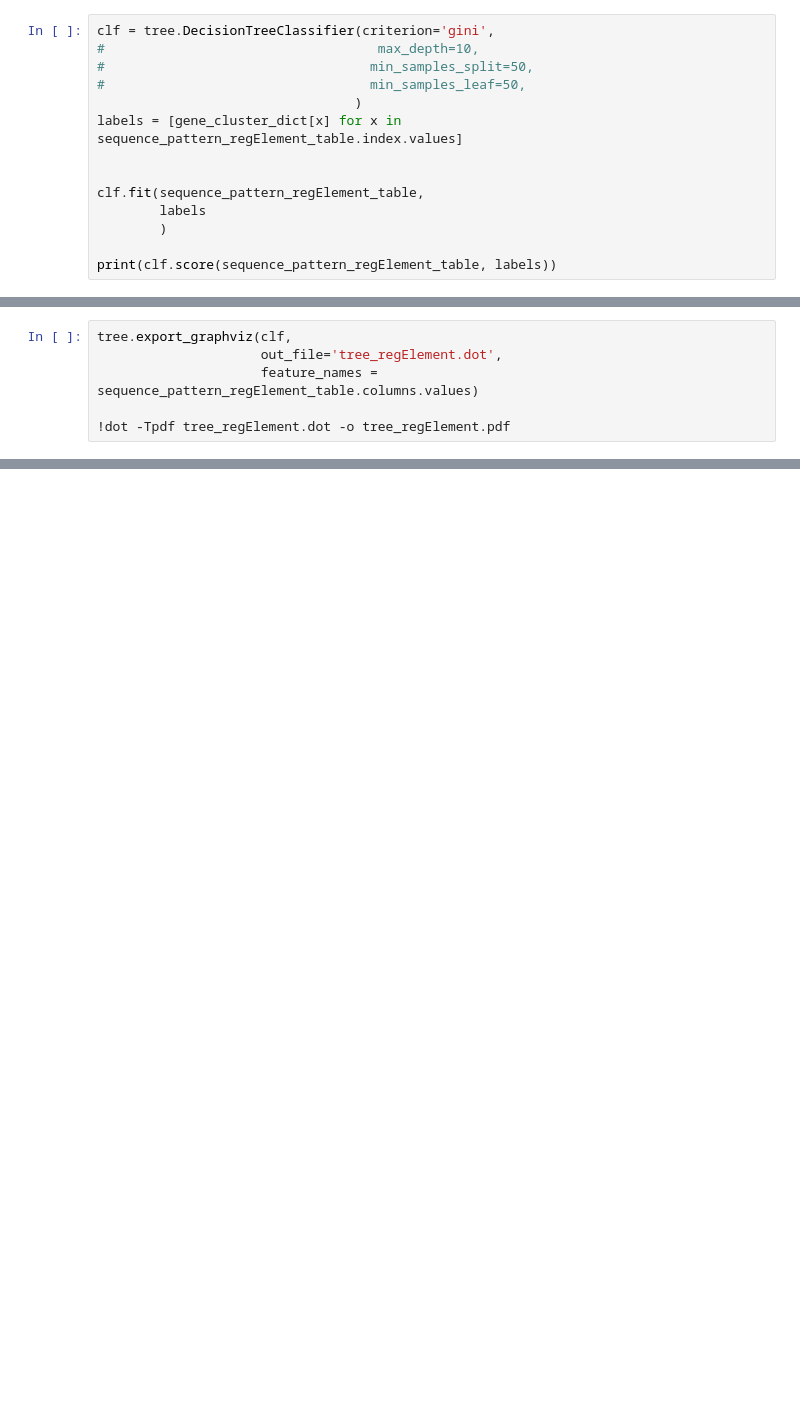
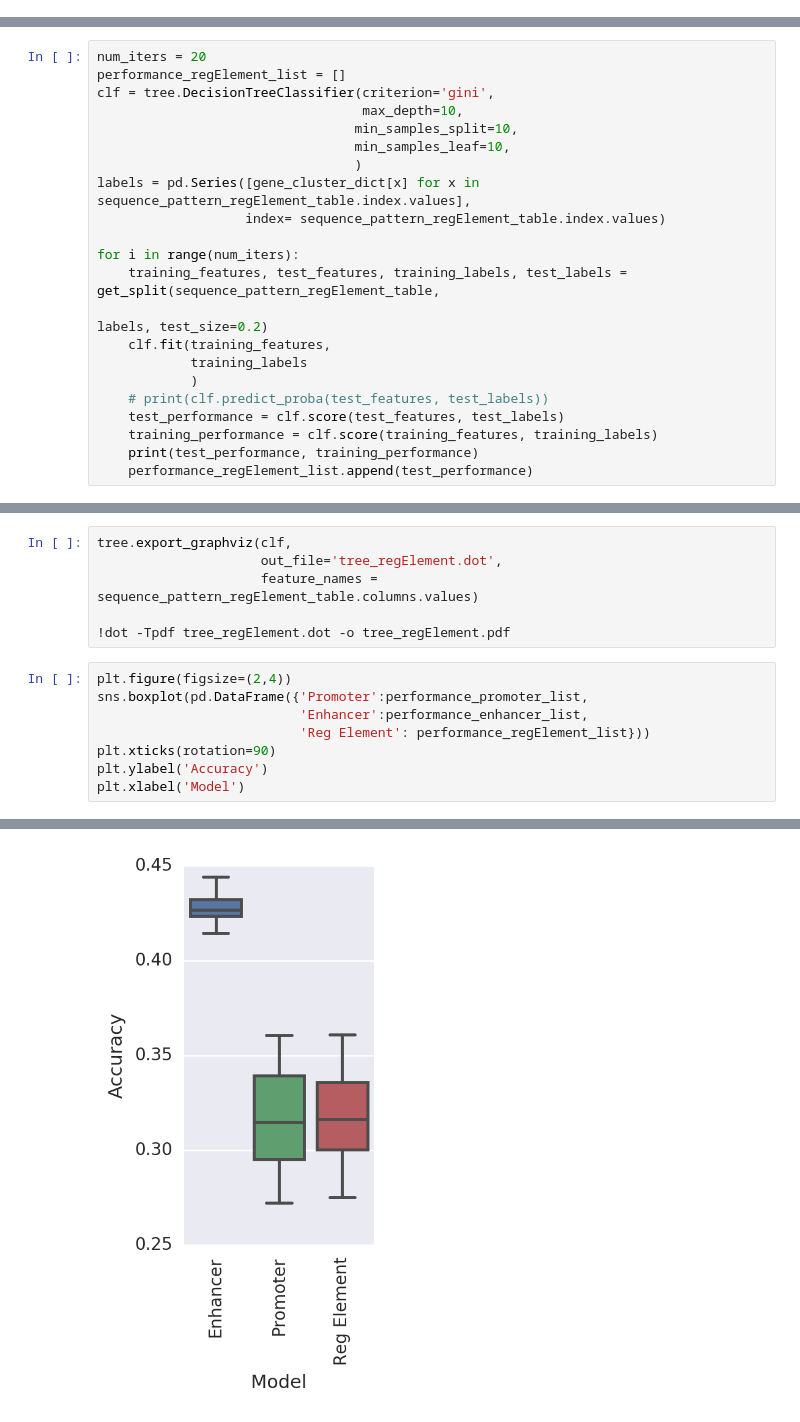
Before and after one commit to jenhantao/ipython-notebooks, a Jupyter notebook: Signals Analysis.ipynb, the cells around one changed output, grey strips where cells are left out. Drawn from its saved outputs; the diff is of its cells as text; blank space fills up the shorter version.

Commit message:
added performance comparison

```diff
--- a/Signals Analysis.ipynb
+++ b/Signals Analysis.ipynb
@@ -1889,16 +1980,2 @@ dot: graph is too large for cairo-renderer bitmaps. Scaling by 0.0888031 to fit
 # %% [markdown]
 ### Regulatory Elements
-# %%
-clf = tree.DecisionTreeClassifier(criterion='gini',
-#                                   max_depth=10,
-#                                  min_samples_split=50,
-#                                  min_samples_leaf=50,
-                                 )
-labels = [gene_cluster_dict[x] for x in sequence_pattern_regElement_table.index.values]
-
-
-clf.fit(sequence_pattern_regElement_table,
-        labels
-        )
-
-print(clf.score(sequence_pattern_regElement_table, labels))
@@ -1906,0 +1982,22 @@ print(clf.score(sequence_pattern_regElement_table, labels))
+# %%
+num_iters = 20
+performance_regElement_list = []
+clf = tree.DecisionTreeClassifier(criterion='gini',
+                                  max_depth=10,
+                                 min_samples_split=10,
+                                 min_samples_leaf=10,
+                                 )
+labels = pd.Series([gene_cluster_dict[x] for x in sequence_pattern_regElement_table.index.values],
+                   index= sequence_pattern_regElement_table.index.values)
+
+for i in range(num_iters):
+    training_features, test_features, training_labels, test_labels = get_split(sequence_pattern_regElement_table,
+                                                                               labels, test_size=0.2)
+    clf.fit(training_features,
+            training_labels
+            )
+    # print(clf.predict_proba(test_features, test_labels))
+    test_performance = clf.score(test_features, test_labels)
+    training_performance = clf.score(training_features, training_labels)
+    print(test_performance, training_performance)
+    performance_regElement_list.append(test_performance)
@@ -1910,3 +2028,12 @@ tree.export_graphviz(clf,
                      feature_names = sequence_pattern_regElement_table.columns.values)
 
 !dot -Tpdf tree_regElement.dot -o tree_regElement.pdf
+# %%
+plt.figure(figsize=(2,4))
+sns.boxplot(pd.DataFrame({'Promoter':performance_promoter_list,
+                          'Enhancer':performance_enhancer_list,
+                          'Reg Element': performance_regElement_list}))
+plt.xticks(rotation=90)
+plt.ylabel('Accuracy')
+plt.xlabel('Model')
+# %% [output]
@@ -1912,0 +2041 @@ tree.export_graphviz(clf,
+[figure, added]
```
Also changed, not shown: parts of 14 cells of this notebook.
